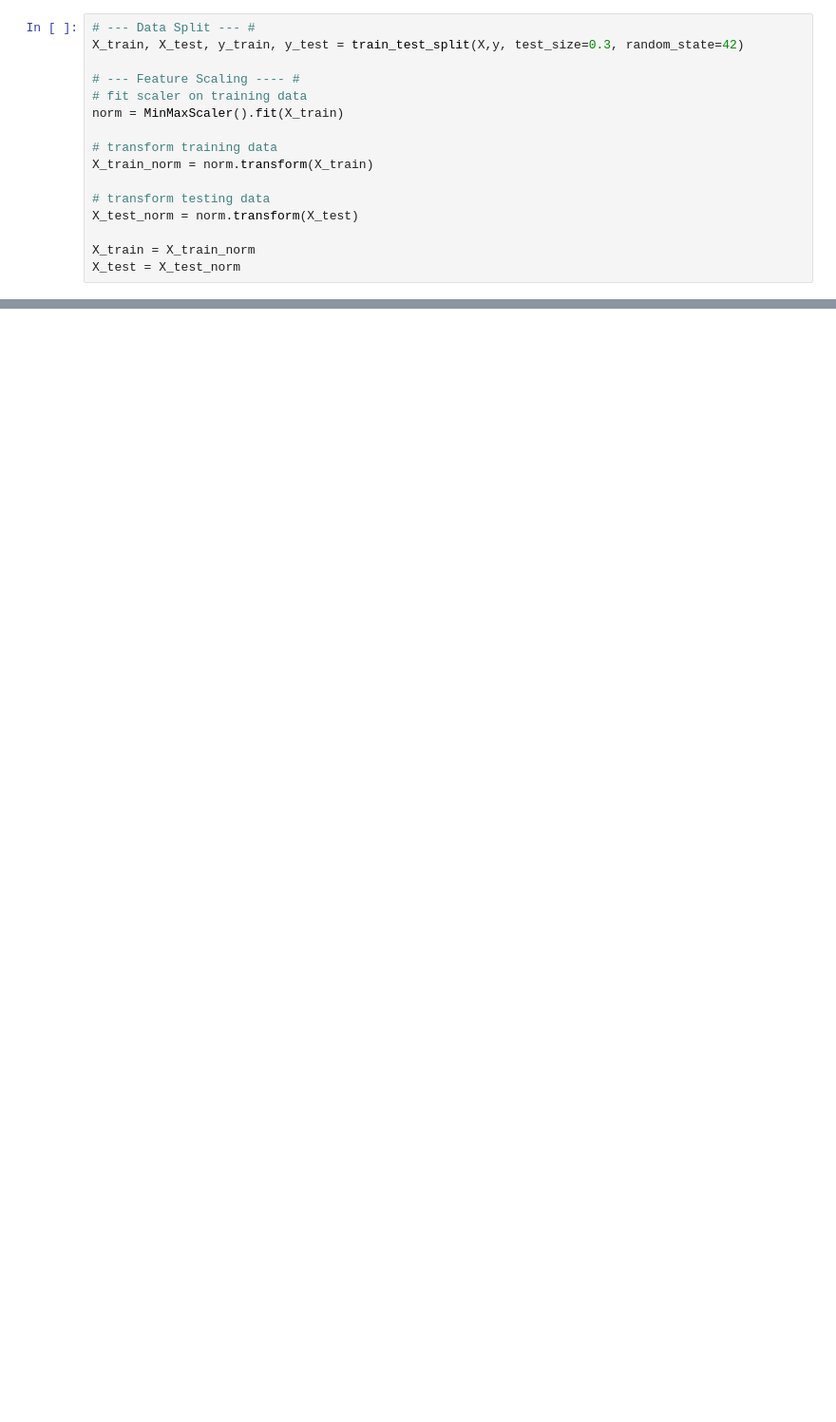
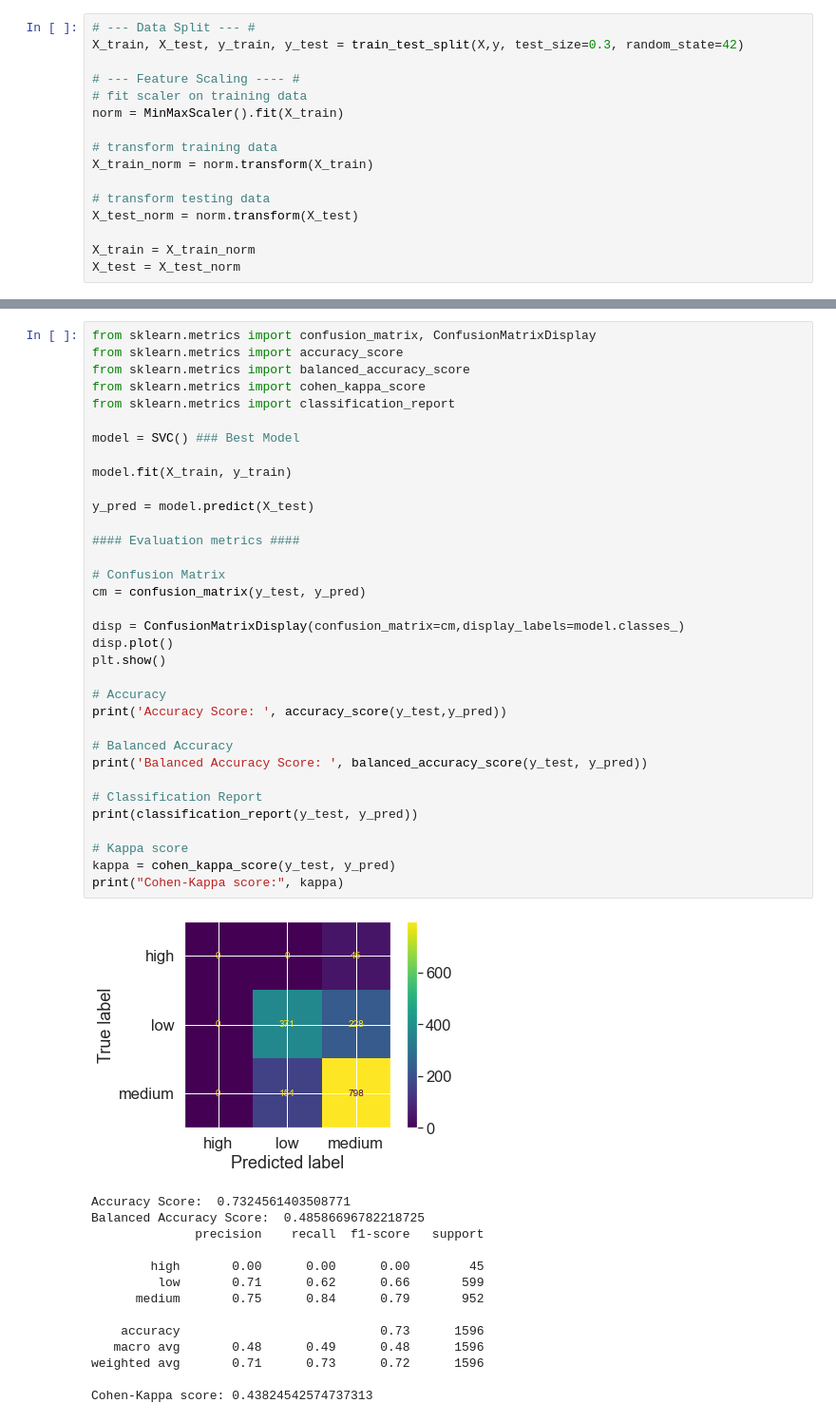
Before and after one commit to tanchaud/Wine_Data_Analysis, a Jupyter notebook: Wine_Quality_Analysis.ipynb, the cells around one changed output, grey strips where cells are left out. Shown: that part at 95% size. Cells and saved outputs as stored; diff of their text form; blank space fills up the shorter version.

```diff
--- a/Wine_Quality_Analysis.ipynb
+++ b/Wine_Quality_Analysis.ipynb
@@ -250,0 +263,49 @@ X_test = X_test_norm
+# %%
+from sklearn.metrics import confusion_matrix, ConfusionMatrixDisplay
+from sklearn.metrics import accuracy_score
+from sklearn.metrics import balanced_accuracy_score
+from sklearn.metrics import cohen_kappa_score
+from sklearn.metrics import classification_report
+
+model = SVC() ### Best Model
+
+model.fit(X_train, y_train)
+
+y_pred = model.predict(X_test)
+
+#### Evaluation metrics ####
+
+# Confusion Matrix
+cm = confusion_matrix(y_test, y_pred)
+
+disp = ConfusionMatrixDisplay(confusion_matrix=cm,display_labels=model.classes_)
+disp.plot()
+plt.show()
+
+# Accuracy
+print('Accuracy Score: ', accuracy_score(y_test,y_pred))
+
+# Balanced Accuracy
+print('Balanced Accuracy Score: ', balanced_accuracy_score(y_test, y_pred))
+
+# Classification Report
+print(classification_report(y_test, y_pred))
+
+# Kappa score
+kappa = cohen_kappa_score(y_test, y_pred)
+print("Cohen-Kappa score:", kappa)
+# %% [output]
+[figure, added]
+Accuracy Score:  0.7324561403508771
+Balanced Accuracy Score:  0.48586696782218725
+              precision    recall  f1-score   support
+
+        high       0.00      0.00      0.00        45
+         low       0.71      0.62      0.66       599
+      medium       0.75      0.84      0.79       952
+
+    accuracy                           0.73      1596
+   macro avg       0.48      0.49      0.48      1596
+weighted avg       0.71      0.73      0.72      1596
+
+Cohen-Kappa score: 0.43824542574737313
```
Also changed, not shown: parts of 10 cells of this notebook, 1 other file.
